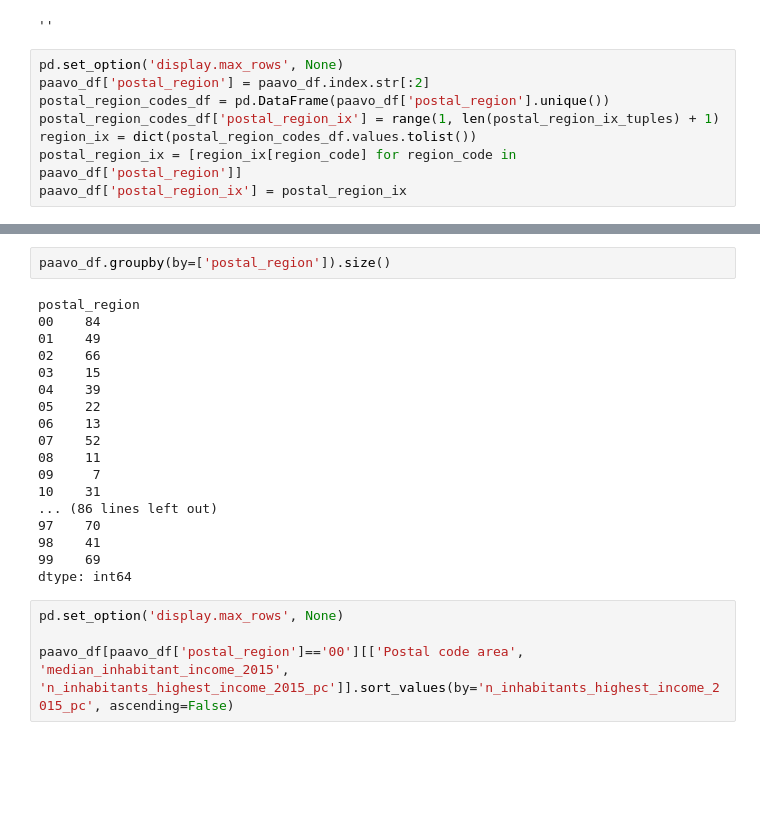
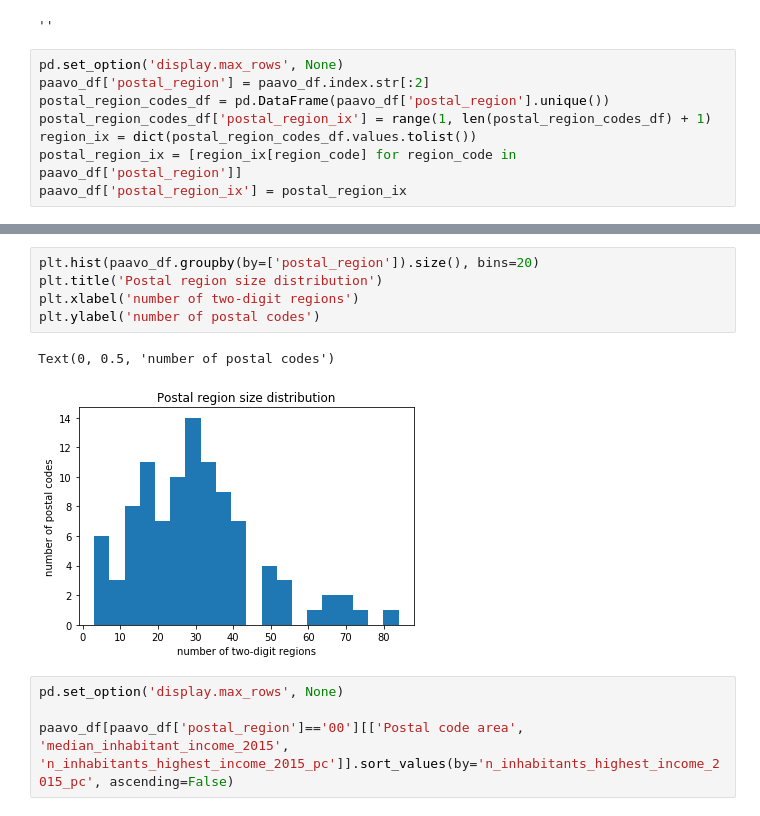
Before and after one commit to Manezki/Finland-Wealth-Segregation, a Jupyter notebook: notebooks/Postal code area segregation study II - RegionalComparison.ipynb, the cells around one changed output, grey strips where cells are left out. Drawn from its saved outputs; the diff is of its cells as text; blank space fills up the shorter version.

```diff
--- a/notebooks/Postal code area segregation study II - RegionalComparison.ipynb
+++ b/notebooks/Postal code area segregation study II - RegionalComparison.ipynb
@@ -156,7 +157,7 @@ paavo_df.set_index('postal_code', inplace=True)
 pd.set_option('display.max_rows', None)
 paavo_df['postal_region'] = paavo_df.index.str[:2]
 postal_region_codes_df = pd.DataFrame(paavo_df['postal_region'].unique())
-postal_region_codes_df['postal_region_ix'] = range(1, len(postal_region_ix_tuples) + 1)
+postal_region_codes_df['postal_region_ix'] = range(1, len(postal_region_codes_df) + 1)
 region_ix = dict(postal_region_codes_df.values.tolist())
 postal_region_ix = [region_ix[region_code] for region_code in paavo_df['postal_region']]
 paavo_df['postal_region_ix'] = postal_region_ix
@@ -181,26 +182,14 @@ paavo_df[paavo_df['postal_region']=='00'][['postal_region', 'Postal code area',
 | 00940 | 00 | 00940 Kontula - Vesala (Helsinki ) | 1 | 27681.0 | 0.107624 | ... |
 | 00770 | 00 | 00770 Jakomäki - Alppikylä (Helsi... | 1 | 27700.0 | 0.084940 | ... |
 | 00230 | 00 | 00230 Ilmala (Helsinki ) | 1 | NaN | 0.000000 | ... |
-# %%
-paavo_df.groupby(by=['postal_region']).size()
-# %% [output]
-postal_region
-00    84
-01    49
-02    66
-03    15
-04    39
-05    22
-06    13
-07    52
-08    11
-09     7
-10    31
-... (86 lines left out)
-97    70
-98    41
-99    69
-dtype: int64
+# %%
+plt.hist(paavo_df.groupby(by=['postal_region']).size(), bins=20)
+plt.title('Postal region size distribution')
+plt.xlabel('number of two-digit regions')
+plt.ylabel('number of postal codes')
+# %% [output]
+Text(0, 0.5, 'number of postal codes')
+[figure, added]
 # %%
 pd.set_option('display.max_rows', None)
 
```
Also changed, not shown: parts of 15 cells of this notebook, 2 other files.
